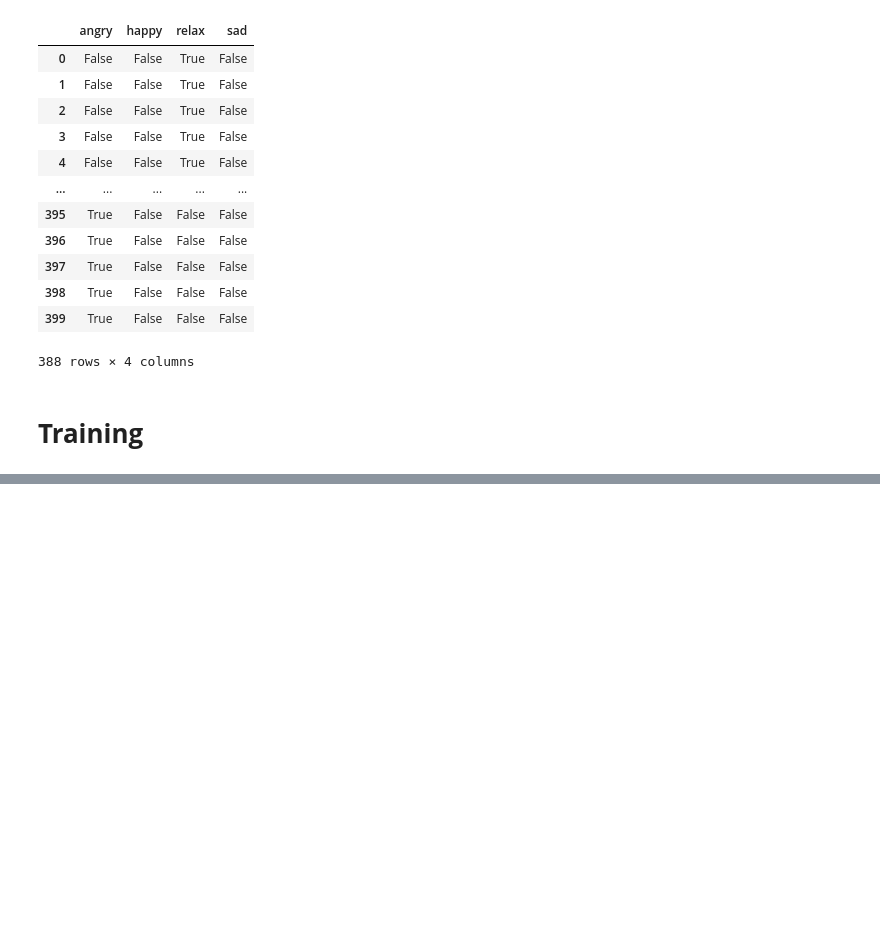
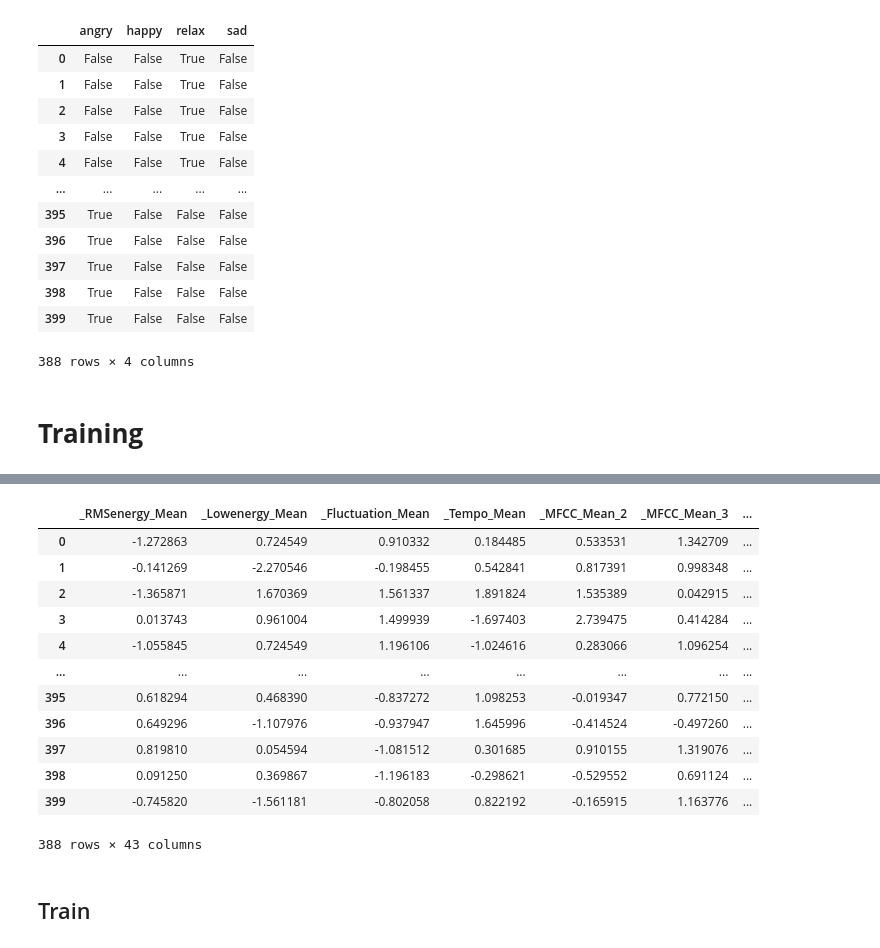
Before and after one commit to GreyWard/TugasPAD_NN, a Jupyter notebook: Simplified.ipynb, the cells around one changed output, grey strips where cells are left out. Drawn from its saved outputs; the diff is of its cells as text; code cells hidden in the pictures; blank space fills up the shorter version.

```diff
--- a/Simplified.ipynb
+++ b/Simplified.ipynb
@@ -290,0 +293,30 @@ epoch 100100 error = 1.557806
+# %%
+# Import numpy and pandas libraries
+import numpy as np
+import pandas as pd
+
+# Define a function to do a PCA
+def do_pca(data, n_components):
+  # data: a numpy array of shape (n_samples, n_features)
+  # n_components: an integer specifying the number of principal components to keep
+  # returns: a numpy array of shape (n_samples, n_components) containing the projected data
+
+  # Calculate the covariance matrix of the data
+  cov_matrix = np.cov(data.T)
+
+  # Calculate the eigenvalues and eigenvectors of the covariance matrix
+  eigenvalues, eigenvectors = np.linalg.eig(cov_matrix)
+
+  # Sort the eigenvalues and eigenvectors in descending order
+  idx = np.argsort(eigenvalues)[::-1]
+  eigenvalues = eigenvalues[idx]
+  eigenvectors = eigenvectors[:, idx]
+
+  # Select the first n_components eigenvectors as the principal components
+  pc = eigenvectors[:, :n_components]
+
+  # Project the data onto the principal components
+  transformed_data = np.dot(data, pc)
+
+  # Return the transformed data
+  return transformed_data
@@ -290,0 +363,24 @@ epoch 100100 error = 1.557806
+# %%
+trial = X[['_Rolloff_Mean','_Brightness_Mean','_Spectralcentroid_Mean','_Spectralspread_Mean','_Spectralskewness_Mean','_Spectralkurtosis_Mean','_EntropyofSpectrum_Mean','_MFCC_Mean_1']]
+result = do_pca(trial,1)
+# %%
+X_with_PCA = X.drop(['_Rolloff_Mean','_Brightness_Mean','_Spectralcentroid_Mean','_Spectralspread_Mean','_Spectralskewness_Mean','_Spectralkurtosis_Mean','_EntropyofSpectrum_Mean','_MFCC_Mean_1'],axis=1)
+X_with_PCA["PCA_Val"] = result
+# %%
+X_with_PCA
+# %% [output]
+|  | _RMSenergy_Mean | _Lowenergy_Mean | _Fluctuation_Mean | _Tempo_Mean | _MFCC_Mean_2 | _MFCC_Mean_3 | ... |
+| 0 | -1.272863 | 0.724549 | 0.910332 | 0.184485 | 0.533531 | 1.342709 | ... |
+| 1 | -0.141269 | -2.270546 | -0.198455 | 0.542841 | 0.817391 | 0.998348 | ... |
+| 2 | -1.365871 | 1.670369 | 1.561337 | 1.891824 | 1.535389 | 0.042915 | ... |
+| 3 | 0.013743 | 0.961004 | 1.499939 | -1.697403 | 2.739475 | 0.414284 | ... |
+| 4 | -1.055845 | 0.724549 | 1.196106 | -1.024616 | 0.283066 | 1.096254 | ... |
+| ... | ... | ... | ... | ... | ... | ... | ... |
+| 395 | 0.618294 | 0.468390 | -0.837272 | 1.098253 | -0.019347 | 0.772150 | ... |
+| 396 | 0.649296 | -1.107976 | -0.937947 | 1.645996 | -0.414524 | -0.497260 | ... |
+| 397 | 0.819810 | 0.054594 | -1.081512 | 0.301685 | 0.910155 | 1.319076 | ... |
+| 398 | 0.091250 | 0.369867 | -1.196183 | -0.298621 | -0.529552 | 0.691124 | ... |
+| 399 | -0.745820 | -1.561181 | -0.802058 | 0.822192 | -0.165915 | 1.163776 | ... |
+388 rows × 43 columns
+# %% [markdown]
+## Train
```
Also changed, not shown: parts of 10 cells of this notebook.
